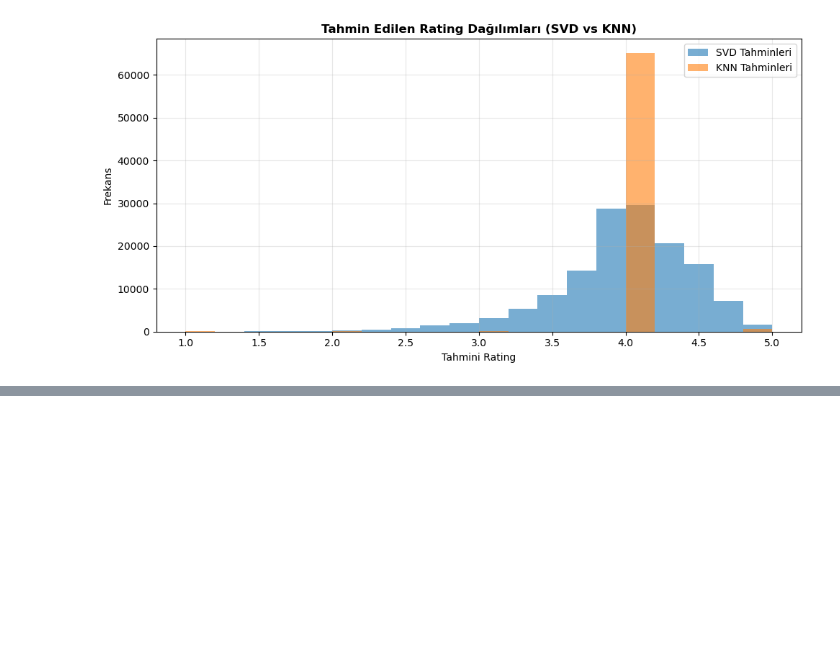
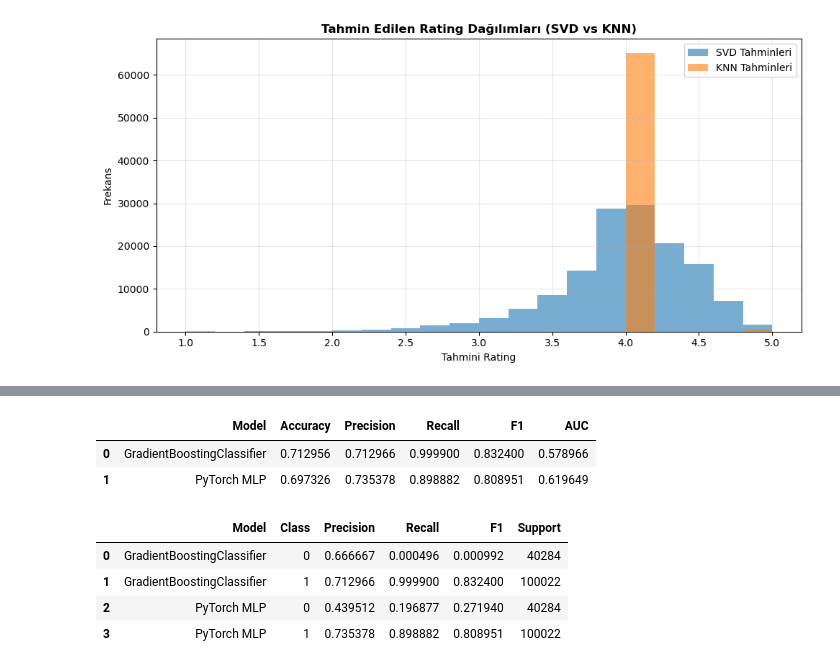
Before and after one commit to evil1341/Semicolon, a Jupyter notebook: Ayham_Elmatar_22040301011_Semicolon.ipynb, the cells around one changed output, grey strips where cells are left out. Cells and saved outputs as stored; diff of their text form; code cells hidden in the pictures; blank space fills up the shorter version.

```diff
--- a/Ayham_Elmatar_22040301011_Semicolon.ipynb
+++ b/Ayham_Elmatar_22040301011_Semicolon.ipynb
@@ -795,0 +1072,9 @@ Item-Based KNN (Optimized) 1.459509 1.206119
+# %%
+# =====  Gradient Boosting =====
+y_true_gb = y_test
+y_pred_gb = y_pred_gb
+
+
+# ===== PyTorch MLP =====
+y_true_mlp = y_true_mlp
+y_pred_mlp = y_pred_mlp
@@ -795,0 +1294,43 @@ Item-Based KNN (Optimized) 1.459509 1.206119
+# %%
+results = pd.DataFrame([
+    {"Model":"GradientBoostingClassifier", "Accuracy":acc_gb, "Precision":prec_gb, "Recall":rec_gb, "F1":f1_gb, "AUC":auc_gb},
+    {"Model":"PyTorch MLP", "Accuracy":acc_mlp, "Precision":prec_mlp, "Recall":rec_mlp, "F1":f1_mlp, "AUC":auc_mlp},
+])
+
+display(results.sort_values("F1", ascending=False))
+# %% [output]
+|  | Model | Accuracy | Precision | Recall | F1 | AUC |
+| 0 | GradientBoostingClassifier | 0.712956 | 0.712966 | 0.999900 | 0.832400 | 0.578966 |
+| 1 | PyTorch MLP | 0.697326 | 0.735378 | 0.898882 | 0.808951 | 0.619649 |
+# %%
+from sklearn.metrics import precision_recall_fscore_support
+
+rows = []
+
+models_preds = {
+    "GradientBoostingClassifier": (y_true_gb, y_pred_gb),
+    "PyTorch MLP": (y_true_mlp, y_pred_mlp)
+}
+
+for model_name, (y_true, y_pred) in models_preds.items():
+    prec, rec, f1, sup = precision_recall_fscore_support(
+        y_true, y_pred, labels=[0,1]
+    )
+    for cls in [0,1]:
+        rows.append({
+            "Model": model_name,
+            "Class": cls,
+            "Precision": prec[cls],
+            "Recall": rec[cls],
+            "F1": f1[cls],
+            "Support": sup[cls]
+        })
+
+classwise_df = pd.DataFrame(rows)
+display(classwise_df)
+# %% [output]
+|  | Model | Class | Precision | Recall | F1 | Support |
+| 0 | GradientBoostingClassifier | 0 | 0.666667 | 0.000496 | 0.000992 | 40284 |
+| 1 | GradientBoostingClassifier | 1 | 0.712966 | 0.999900 | 0.832400 | 100022 |
+| 2 | PyTorch MLP | 0 | 0.439512 | 0.196877 | 0.271940 | 40284 |
+| 3 | PyTorch MLP | 1 | 0.735378 | 0.898882 | 0.808951 | 100022 |
```
Also changed, not shown: parts of 28 cells of this notebook.
